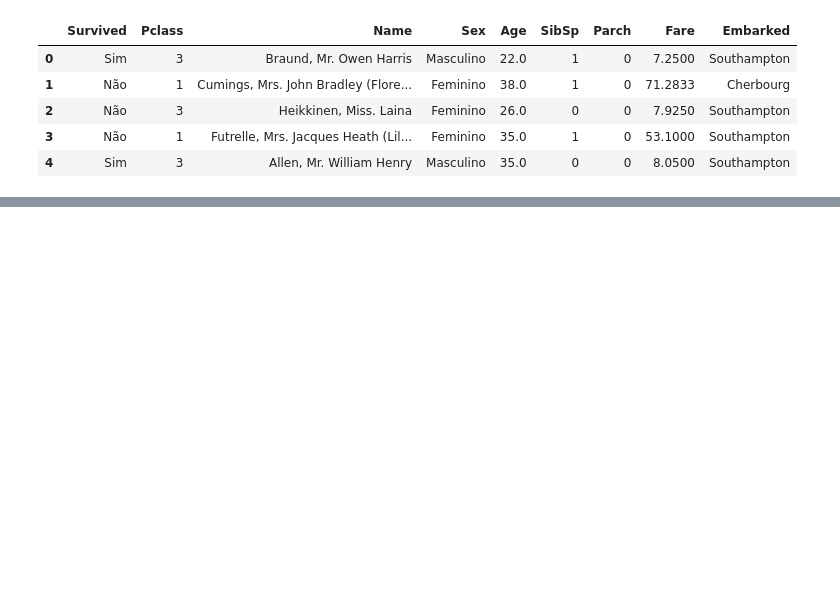
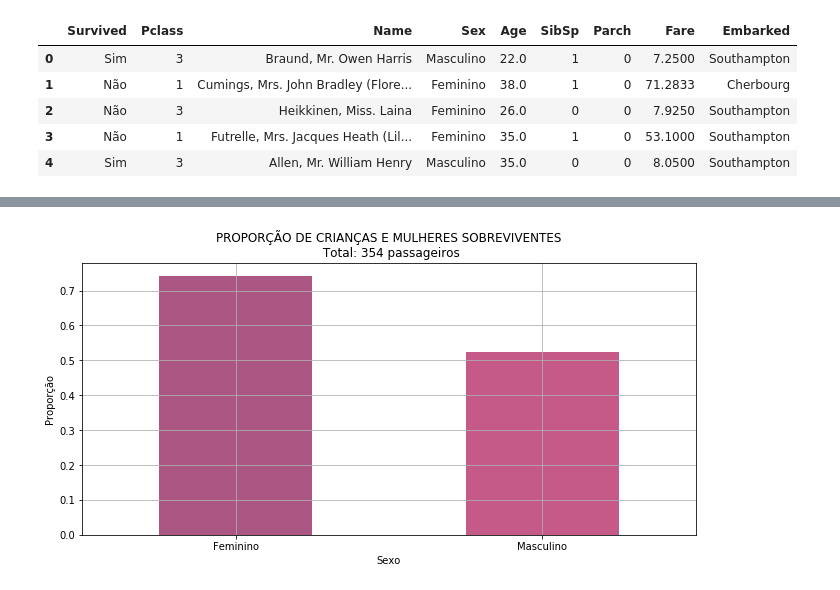
Before and after one commit to thiagosilva95/wreck-titanic, a Jupyter notebook: titanic.ipynb, the cells around one changed output, grey strips where cells are left out. Cells and saved outputs as stored; diff of their text form; code cells hidden in the pictures; blank space fills up the shorter version.

```diff
--- a/titanic.ipynb
+++ b/titanic.ipynb
@@ -78,0 +88,11 @@ titanic.head()
+# %%
+# colors to use in the graphics
+colors = [
+     ['#0D47A1','#1565C0','#1976D2','#1E88E5','#2196F3'],
+     ['#311B92','#512DA8','#673AB7','#9575CD','#B39DDB'],
+     ['#1B5E20','#388E3C','#4CAF50','#81C784','#66BB6A'],
+     ['#E65100','#EF6C00','#F57C00','#FB8C00','#FF9800'],
+     ['#3E2723','#4E342E','#5D4037','#6D4C41','#795548'],
+     ['#BF360C','#D84315','#E64A19','#F4511E','#FF5722'],
+     ['#880E4F','#AD1457','#C2185B','#D81B60','#E91E63']
+]
@@ -78,0 +125,5 @@ titanic.head()
+# %%
+# creating a DataFrame that has just womans and childrens
+priorities = (titanic['Idade'] <= 15) & (titanic['Idade'] > 0) | (titanic['Sexo'] == 'Feminino')
+priorities = titanic[priorities]
+priorities.head()
@@ -78,0 +137,8 @@ titanic.head()
+# %%
+priorities.groupby('Sexo')['Sobreviveu?'].apply(lambda x : np.mean(x == 'Sim')).plot(kind = 'bar', color = random.choice(colors), alpha = .7, figsize = (11,5), rot = 0, grid = True)
+
+plt.title('PROPORÇÃO DE CRIANÇAS E MULHERES SOBREVIVENTES\n Total: {} passageiros'.format(priorities.shape[0]))
+plt.ylabel('Proporção')
+plt.show()
+# %% [output]
+[figure, added]
```
Also changed, not shown: parts of 11 cells of this notebook.
